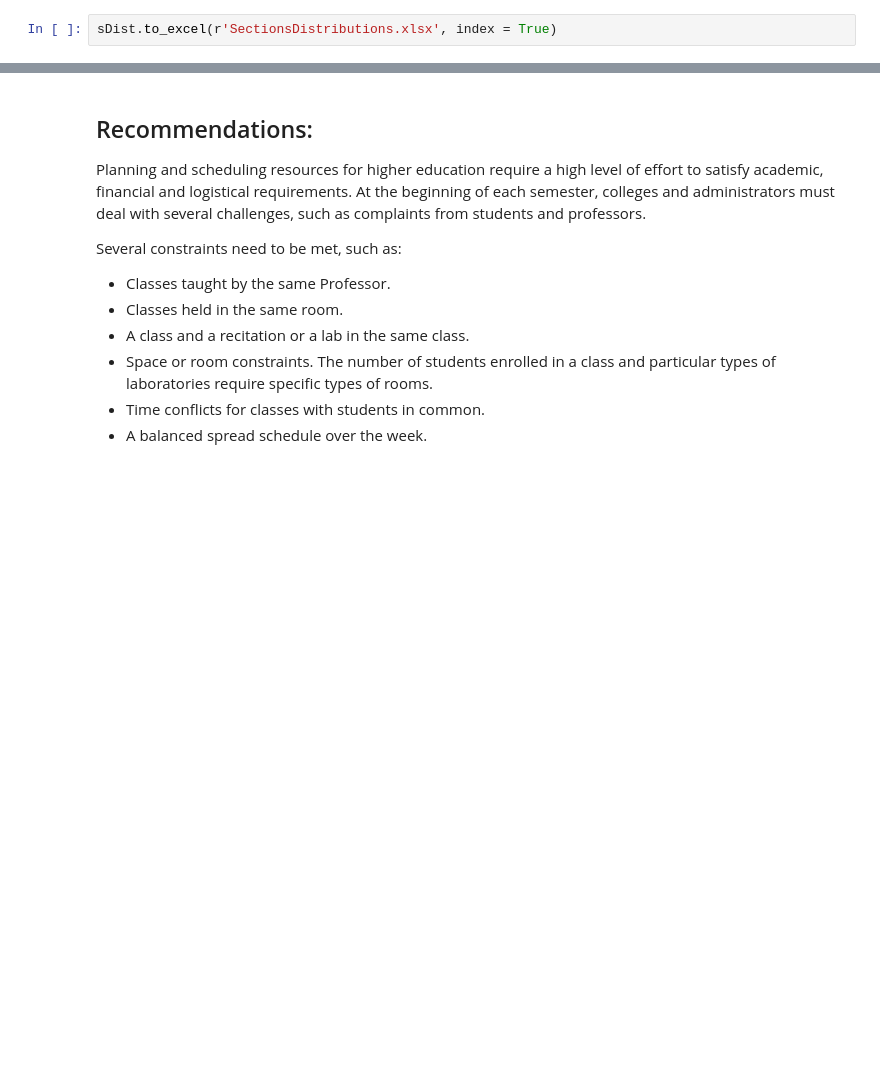
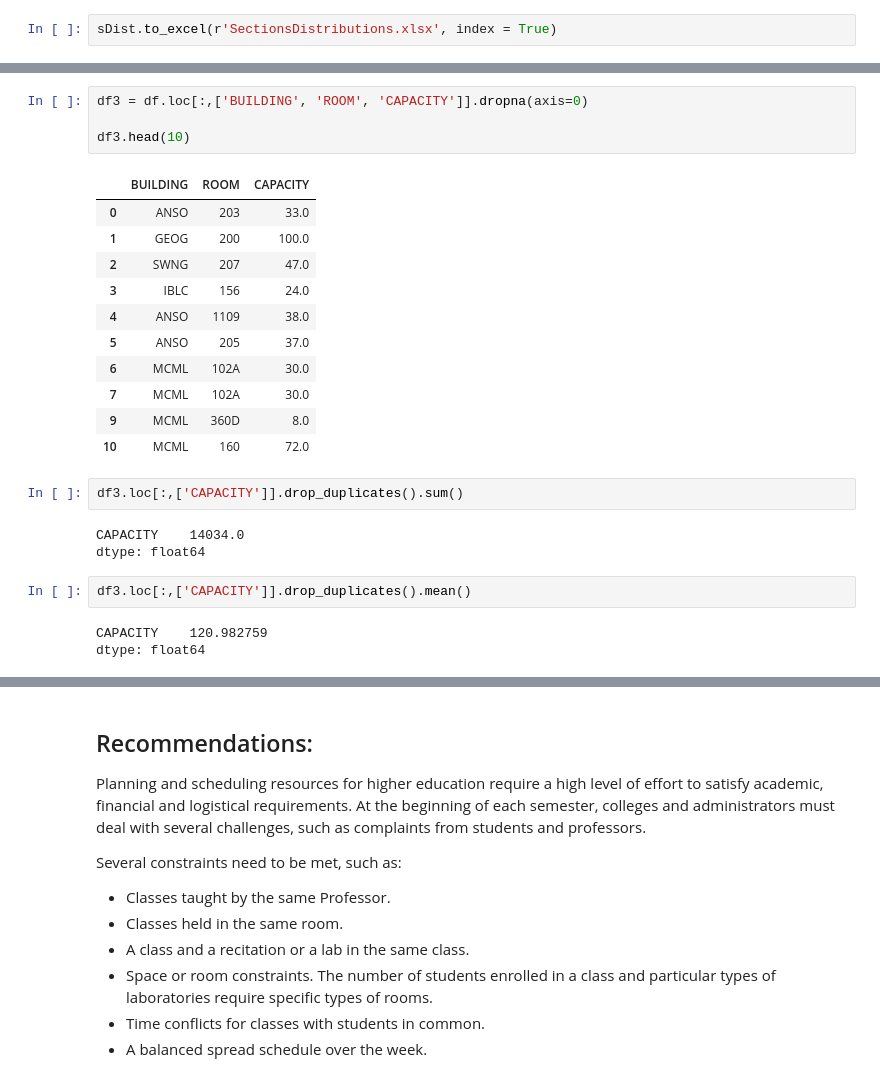
Before and after one commit to lucarli/University-Schedule-Analysis, a Jupyter notebook: ScheduleAnalysis.ipynb, the cells around one changed output, grey strips where cells are left out. Saved outputs shown, nothing was run; the diff lists cells and outputs as text; blank space fills up the shorter version.

```diff
--- a/ScheduleAnalysis.ipynb
+++ b/ScheduleAnalysis.ipynb
@@ -272,0 +298,26 @@ sDist.to_excel(r'SectionsDistributions.xlsx', index = True)
+# %%
+df3 = df.loc[:,['BUILDING', 'ROOM', 'CAPACITY']].dropna(axis=0)
+
+df3.head(10)
+# %% [output]
+|  | BUILDING | ROOM | CAPACITY |
+| 0 | ANSO | 203 | 33.0 |
+| 1 | GEOG | 200 | 100.0 |
+| 2 | SWNG | 207 | 47.0 |
+| 3 | IBLC | 156 | 24.0 |
+| 4 | ANSO | 1109 | 38.0 |
+| 5 | ANSO | 205 | 37.0 |
+| 6 | MCML | 102A | 30.0 |
+| 7 | MCML | 102A | 30.0 |
+| 9 | MCML | 360D | 8.0 |
+| 10 | MCML | 160 | 72.0 |
+# %%
+df3.loc[:,['CAPACITY']].drop_duplicates().sum()
+# %% [output]
+CAPACITY    14034.0
+dtype: float64
+# %%
+df3.loc[:,['CAPACITY']].drop_duplicates().mean()
+# %% [output]
+CAPACITY    120.982759
+dtype: float64
```
Also changed, not shown: parts of 5 cells of this notebook.
